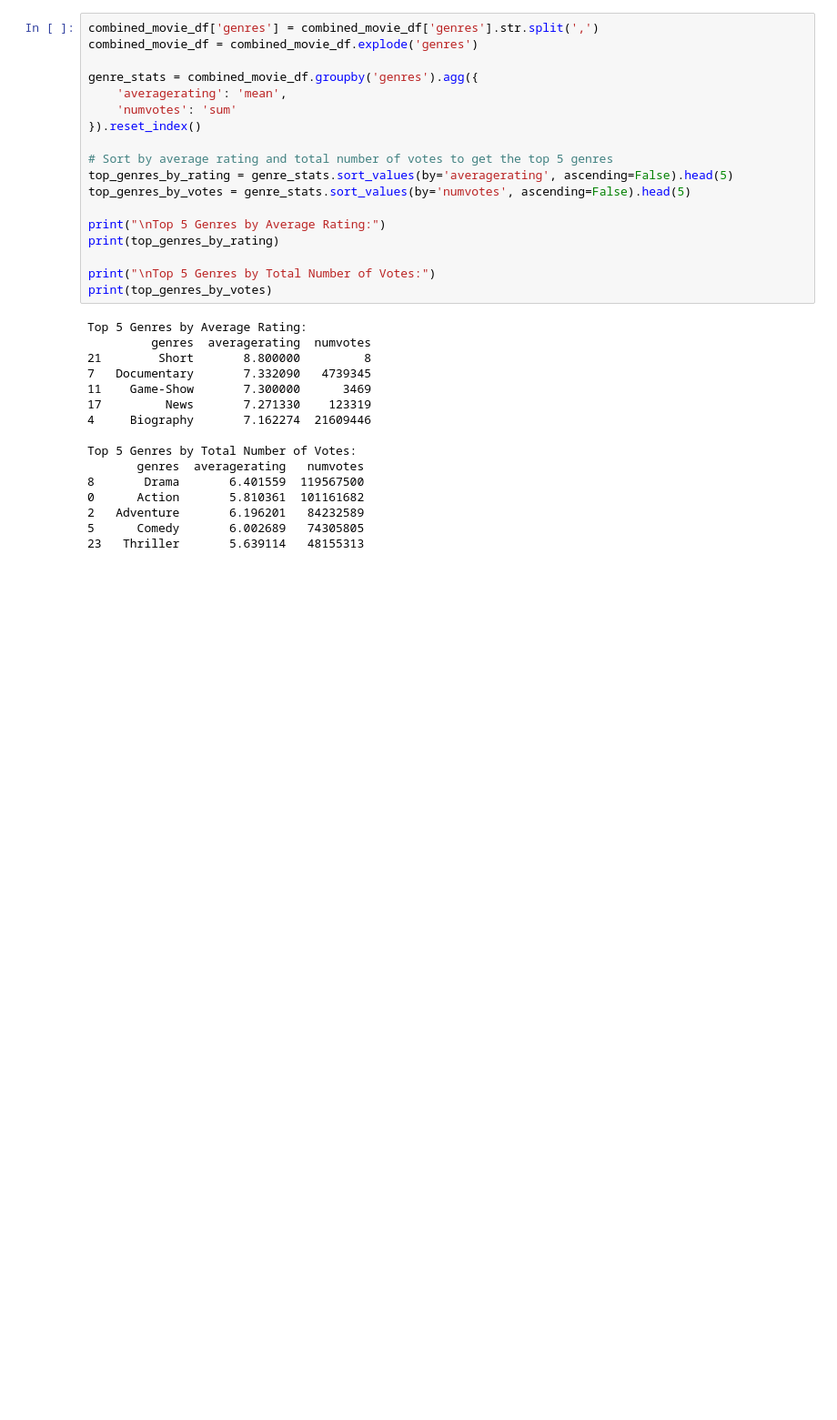
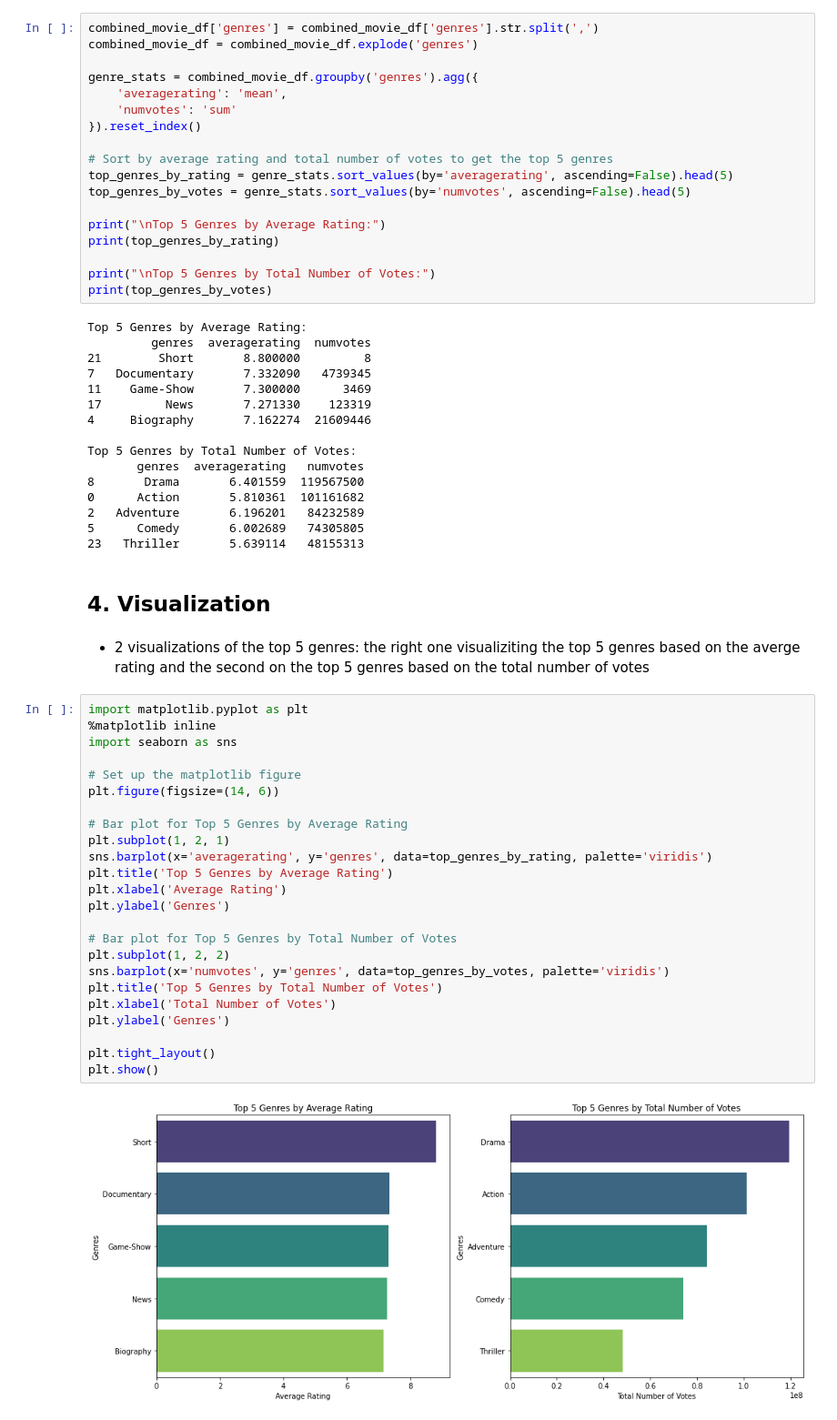
Before and after one commit to Cynthia-Njambi/Moringa-Phase1-Project, a Jupyter notebook: index.ipynb, the cells around one changed output. Shown at 91% size. Drawn from its saved outputs; the diff is of its cells as text; blank space fills up the shorter version.

Commit message:
Bar graph visualization of the top 5 genres

```diff
--- a/index.ipynb
+++ b/index.ipynb
@@ -301,3 +301,33 @@ Top 5 Genres by Total Number of Votes:
 2   Adventure       6.196201   84232589
 5      Comedy       6.002689   74305805
 23   Thriller       5.639114   48155313
+# %% [markdown]
+## 4. Visualization
+# %% [markdown]
+- 2 visualizations of the top 5 genres: the right one visualiziting the top 5 genres based on the averge rating and the second on the top 5 genres based on the total number of votes
+# %%
+import matplotlib.pyplot as plt
+%matplotlib inline
+import seaborn as sns
+
+# Set up the matplotlib figure
+plt.figure(figsize=(14, 6))
+
+# Bar plot for Top 5 Genres by Average Rating
+plt.subplot(1, 2, 1)
+sns.barplot(x='averagerating', y='genres', data=top_genres_by_rating, palette='viridis')
+plt.title('Top 5 Genres by Average Rating')
+plt.xlabel('Average Rating')
+plt.ylabel('Genres')
+
+# Bar plot for Top 5 Genres by Total Number of Votes
+plt.subplot(1, 2, 2)
+sns.barplot(x='numvotes', y='genres', data=top_genres_by_votes, palette='viridis')
+plt.title('Top 5 Genres by Total Number of Votes')
+plt.xlabel('Total Number of Votes')
+plt.ylabel('Genres')
+
+plt.tight_layout()
+plt.show()
+# %% [output]
+[figure, added]
```
